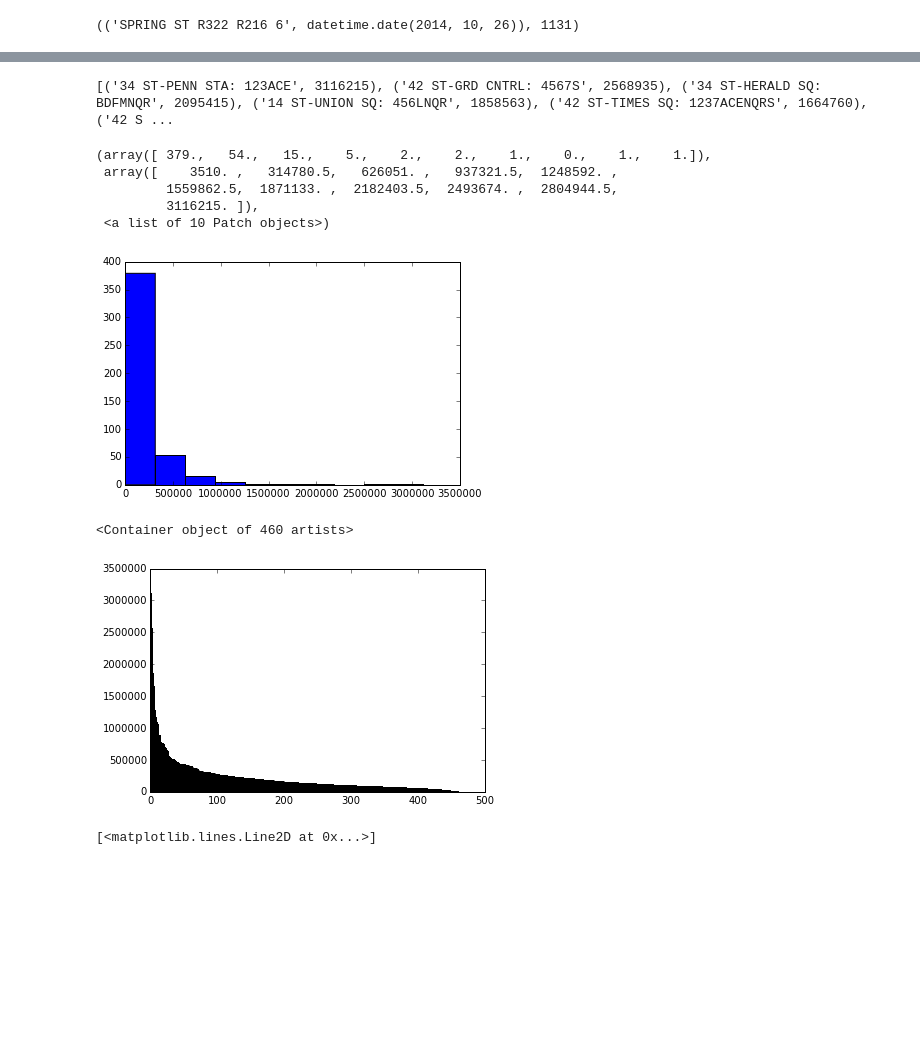
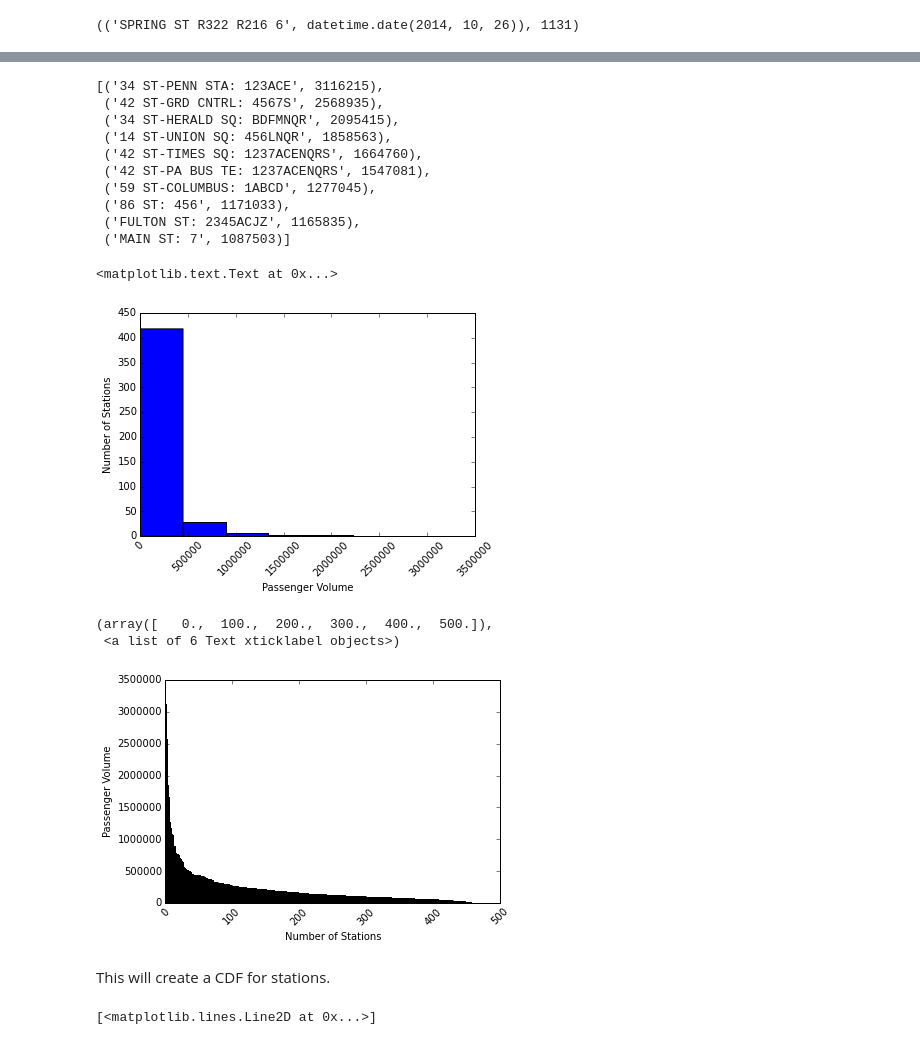
Before and after one commit to michaelmoliterno/metis-projects, a Jupyter notebook: benson/Benson_Complete.ipynb, the cells around one changed output, grey strips where cells are left out. Saved outputs shown, nothing was run; the diff lists cells and outputs as text; code cells hidden in the pictures; blank space fills up the shorter version.

```diff
--- a/benson/Benson_Complete.ipynb
+++ b/benson/Benson_Complete.ipynb
@@ -42,7 +48,8 @@ The process_mta_data() function is similar to get_MTA_data_by_turnstile(), but i
 
 (It also supports a list of files, so let's load in three weeks worth of data)
 # %%
-mta_time_series = process_mta_data(['turnstile_141025.txt','turnstile_141101.txt','turnstile_141108.txt'])
+mta_time_series = process_mta_data(
+                    ['turnstile_141025.txt','turnstile_141101.txt','turnstile_141108.txt'])
 # %% [markdown]
 Now let's get total counts by turnstile by day (measured by the total number of passengers that entered through the turnstile on each day).
 
@@ -134,28 +170,44 @@ total_volume = GetTotalVolume(station_volume)
 # %%
 import operator
-# Print top 10 stations by volume
-print sorted(total_volume.items(), key=operator.itemgetter(1), reverse=True)[:10]
+pprint.pprint(  sorted(total_volume.items(),
+                key=operator.itemgetter(1), reverse=True)[:10])
 # %% [output]
-[('34 ST-PENN STA: 123ACE', 3116215), ('42 ST-GRD CNTRL: 4567S', 2568935), ('34 ST-HERALD SQ: BDFMNQR', 2095415), ('14 ST-UNION SQ: 456LNQR', 1858563), ('42 ST-TIMES SQ: 1237ACENQRS', 1664760), ('42 S ...
+[('34 ST-PENN STA: 123ACE', 3116215),
+ ('42 ST-GRD CNTRL: 4567S', 2568935),
+ ('34 ST-HERALD SQ: BDFMNQR', 2095415),
+ ('14 ST-UNION SQ: 456LNQR', 1858563),
+ ('42 ST-TIMES SQ: 1237ACENQRS', 1664760),
+ ('42 ST-PA BUS TE: 1237ACENQRS', 1547081),
+ ('59 ST-COLUMBUS: 1ABCD', 1277045),
+ ('86 ST: 456', 1171033),
+ ('FULTON ST: 2345ACJZ', 1165835),
+ ('MAIN ST: 7', 1087503)]
 # %%
 total_ridership_counts=[]
 
 for x in total_volume:
     total_ridership_counts.append(total_volume[x])
 
-plt.hist(total_ridership_counts)
+plt.hist(total_ridership_counts, bins = 7)
+plt.xticks(rotation=45)
+plt.xlabel('Passenger Volume')
+plt.ylabel('Number of Stations')
 # %% [output]
-(array([ 379.,   54.,   15.,    5.,    2.,    2.,    1.,    0.,    1.,    1.]),
- array([    3510. ,   314780.5,   626051. ,   937321.5,  1248592. ,
-         1559862.5,  1871133. ,  2182403.5,  2493674. ,  2804944.5,
-         3116215. ]),
- <a list of 10 Patch objects>)
+<matplotlib.text.Text at 0x...>
-[figure, old version]
+[figure, new version]
 # %%
-plt.bar(range(len(total_volume)), sorted(total_ridership_counts, reverse=True))
+plt.bar(range(len(total_volume)),
+        sorted(total_ridership_counts, reverse=True))
+
+plt.xlabel('Number of Stations')
+plt.ylabel('Passenger Volume')
+plt.xticks(rotation=45)
 # %% [output]
-<Container object of 460 artists>
+(array([   0.,  100.,  200.,  300.,  400.,  500.]),
+ <a list of 6 Text xticklabel objects>)
-[figure, old version]
+[figure, new version]
+# %% [markdown]
+This will create a CDF for stations.
 # %%
 # This is a dict of stations with key = station and val = % share of volume
 ridership_share = {}
```
Also changed, not shown: parts of 17 cells of this notebook.
